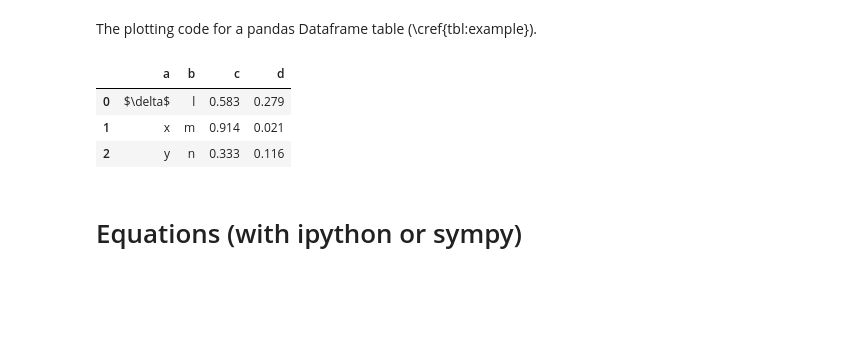
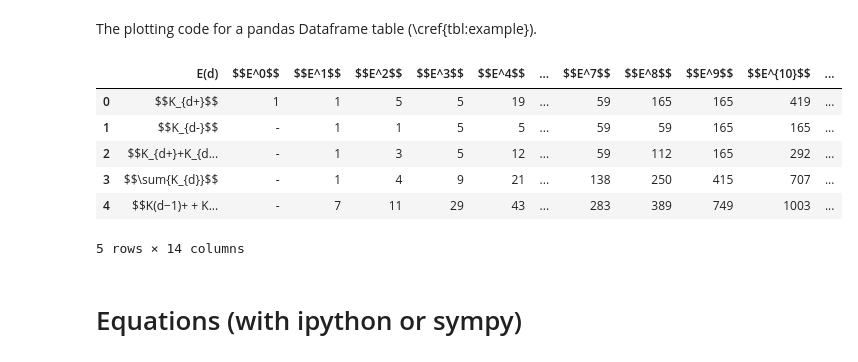
Before and after one commit to LaGuer/topological-axis, a Jupyter notebook: topological-axis.ipynb, the cells around one changed output. Saved outputs shown, nothing was run; the diff lists cells and outputs as text; code cells hidden in the pictures; blank space fills up the shorter version.

```diff
--- a/topological-axis.ipynb
+++ b/topological-axis.ipynb
@@ -86,17 +86,29 @@ ax.set_axis_off()
 # Tables (with pandas)
 # %% [markdown]
 The plotting code for a pandas Dataframe table (\cref{tbl:example}).
-# %%
-df = pd.DataFrame(np.random.rand(3,4),columns=['a','b','c','d'])
-df.a = ['$\delta$','x','y']
-df.b = ['l','m','n']
-df.set_index(['a','b'])
-df.round(3)
-# %% [output]
-|  | a | b | c | d |
-| 0 | $\delta$ | l | 0.583 | 0.279 |
-| 1 | x | m | 0.914 | 0.021 |
-| 2 | y | n | 0.333 | 0.116 |
+# %%
+import pandas as pd
+import numpy as np
+URL= 'https://raw.githubusercontent.com/LaGuer/topological-axis/master/crpso.csv'
+from urllib.request import urlretrieve
+urlretrieve (URL, 'crpso.csv')
+df = pd.read_csv("crpso.csv", dtype = {"Gly" : "float64","m" : "float64"}, skiprows = [50,51], sep = ",")
+# %%
+display = pd.options.display
+display.max_columns = 13
+display.max_rows = 5
+display.max_colwidth = 17
+display.width = None
+#print(df)
+df.iloc[:,[0,1,2,3,4,5,6,7,8,9,10,11,12,13]]
+# %% [output]
+|  | E(d) | $$E^0$$ | $$E^1$$ | $$E^2$$ | $$E^3$$ | $$E^4$$ | ... | $$E^7$$ | $$E^8$$ | $$E^9$$ | $$E^{10}$$ | ... |
+| 0 | $$K_{d+}$$ | 1 | 1 | 5 | 5 | 19 | ... | 59 | 165 | 165 | 419 | ... |
+| 1 | $$K_{d-}$$ | - | 1 | 1 | 5 | 5 | ... | 59 | 59 | 165 | 165 | ... |
+| 2 | $$K_{d+}+K_{d... | - | 1 | 3 | 5 | 12 | ... | 59 | 112 | 165 | 292 | ... |
+| 3 | $$\sum{K_{d}}$$ | - | 1 | 4 | 9 | 21 | ... | 138 | 250 | 415 | 707 | ... |
+| 4 | $$K(d−1)+ + K... | - | 7 | 11 | 29 | 43 | ... | 283 | 389 | 749 | 1003 | ... |
+5 rows × 14 columns
 # %% [markdown]
 # Equations (with ipython or sympy)
 # %%
```
